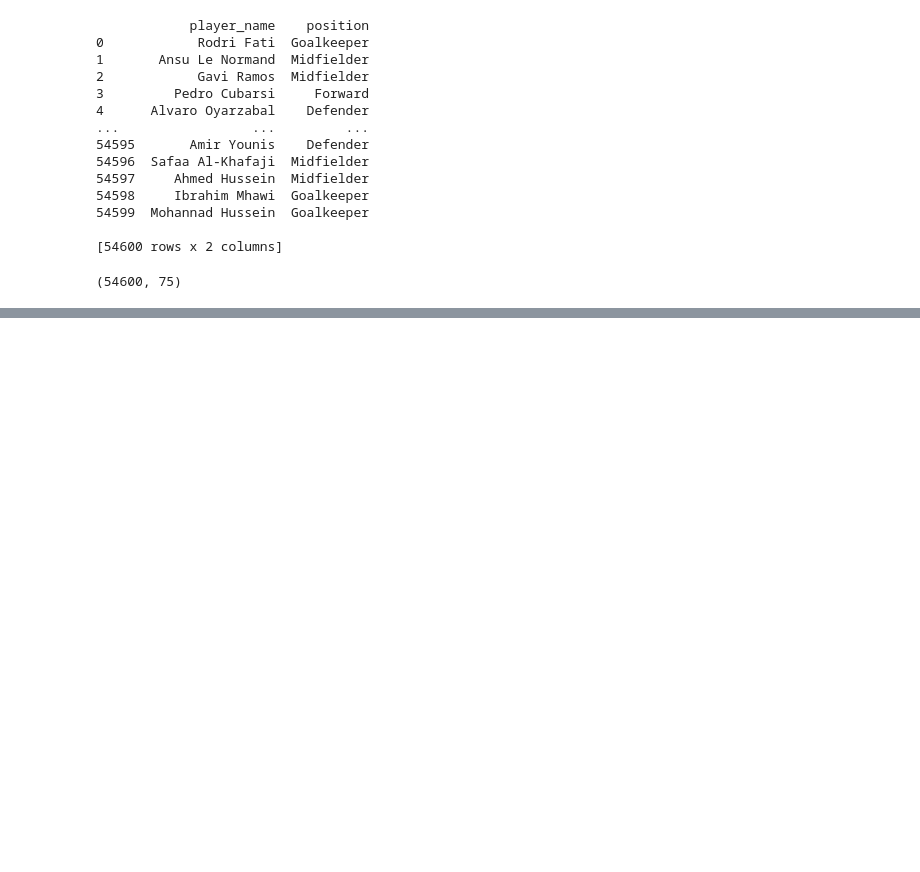
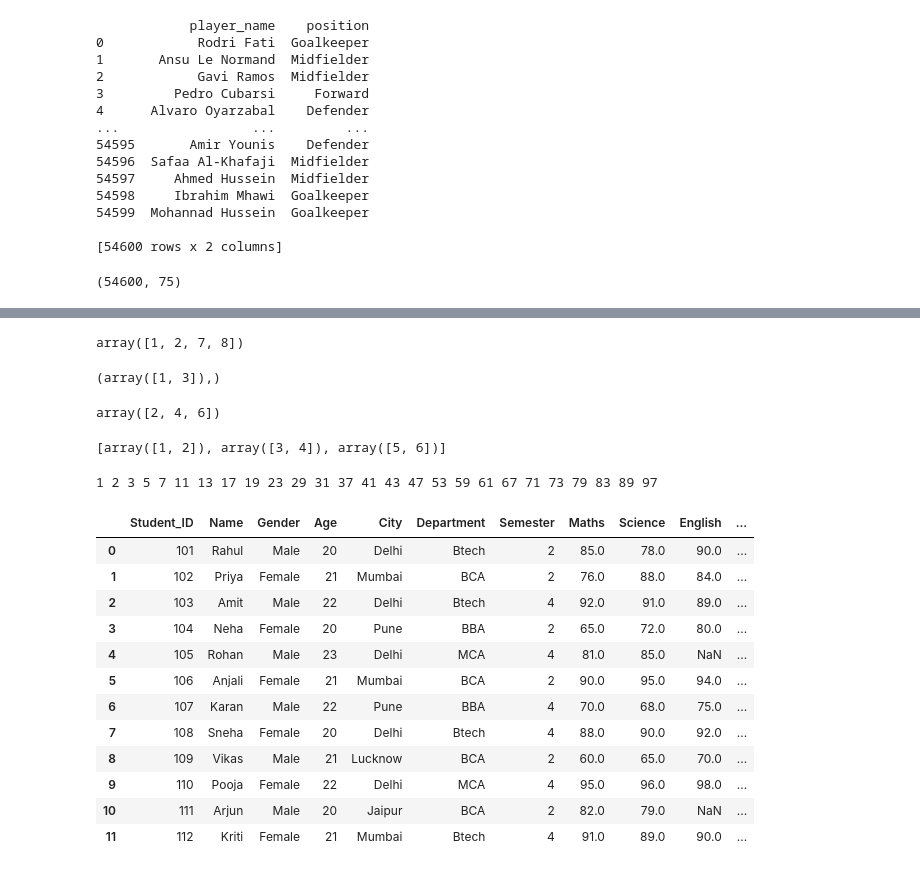
Before and after one commit to Himanshu3557/himanshu3557, a Jupyter notebook: Practice.ipynb, the cells around one changed output, grey strips where cells are left out. Cells and saved outputs as stored; diff of their text form; code cells hidden in the pictures; blank space fills up the shorter version.

```diff
--- a/Practice.ipynb
+++ b/Practice.ipynb
@@ -210,0 +263,52 @@ dataframe.shape
+# %%
+a=np.array([7,2,8,1])
+np.sort(a)
+# %% [output]
+array([1, 2, 7, 8])
+# %%
+a=np.array([10,20,30,20])
+np.where(a==20)
+# %% [output]
+(array([1, 3]),)
+# %%
+a=np.array([1,2,3,4,5,6])
+a[a%2==0]
+# %% [output]
+array([2, 4, 6])
+# %%
+a=np.array([1,2,3,4,5,6])
+np.split(a,3)
+# %% [output]
+[array([1, 2]), array([3, 4]), array([5, 6])]
+# %%
+for num in range(1, 100):
+    is_prime = True
+
+    for i in range(2, int(num**0.5) + 1):
+        if num % i == 0:
+            is_prime = False
+            break
+
+    if is_prime:
+        print(num, end=" ")
+# %% [output]
+1 2 3 5 7 11 13 17 19 23 29 31 37 41 43 47 53 59 61 67 71 73 79 83 89 97
+# %%
+import pandas as pd
+df1 = pd.read_csv('/content/drive/MyDrive/dataset1.csv')
+df2 = pd.read_csv('/content/drive/MyDrive/dataset2.csv')
+df1.head(12)
+# %% [output]
+|  | Student_ID | Name | Gender | Age | City | Department | Semester | Maths | Science | English | ... |
+| 0 | 101 | Rahul | Male | 20 | Delhi | Btech | 2 | 85.0 | 78.0 | 90.0 | ... |
+| 1 | 102 | Priya | Female | 21 | Mumbai | BCA | 2 | 76.0 | 88.0 | 84.0 | ... |
+| 2 | 103 | Amit | Male | 22 | Delhi | Btech | 4 | 92.0 | 91.0 | 89.0 | ... |
+| 3 | 104 | Neha | Female | 20 | Pune | BBA | 2 | 65.0 | 72.0 | 80.0 | ... |
+| 4 | 105 | Rohan | Male | 23 | Delhi | MCA | 4 | 81.0 | 85.0 | NaN | ... |
+| 5 | 106 | Anjali | Female | 21 | Mumbai | BCA | 2 | 90.0 | 95.0 | 94.0 | ... |
+| 6 | 107 | Karan | Male | 22 | Pune | BBA | 4 | 70.0 | 68.0 | 75.0 | ... |
+| 7 | 108 | Sneha | Female | 20 | Delhi | Btech | 4 | 88.0 | 90.0 | 92.0 | ... |
+| 8 | 109 | Vikas | Male | 21 | Lucknow | BCA | 2 | 60.0 | 65.0 | 70.0 | ... |
+| 9 | 110 | Pooja | Female | 22 | Delhi | MCA | 4 | 95.0 | 96.0 | 98.0 | ... |
+| 10 | 111 | Arjun | Male | 20 | Jaipur | BCA | 2 | 82.0 | 79.0 | NaN | ... |
+| 11 | 112 | Kriti | Female | 21 | Mumbai | Btech | 4 | 91.0 | 89.0 | 90.0 | ... |
```
Also changed, not shown: parts of 20 cells of this notebook.
